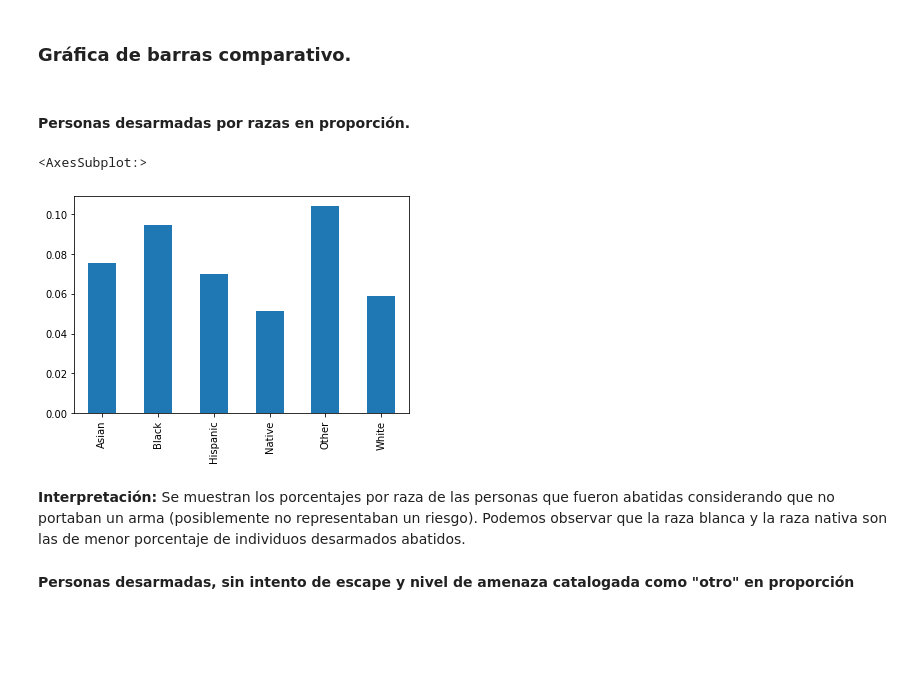
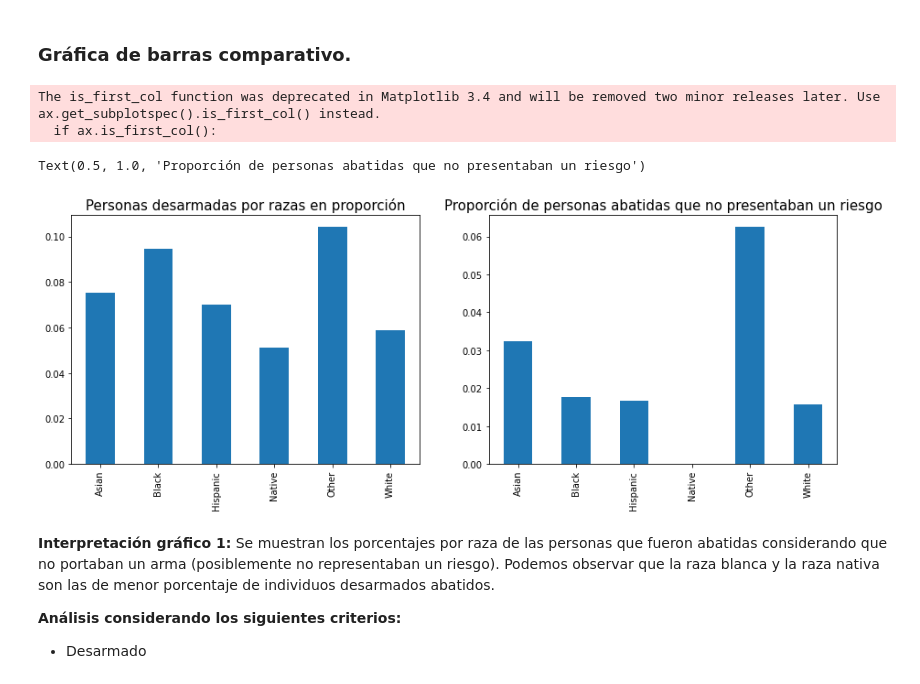
Before and after one commit to EmmanuelGalvan/MineriaDatos, a Jupyter notebook: Archivos/PIA/AvancePIA_II_Grupo3_Equipo9.ipynb, the cells around one changed output. Saved outputs shown, nothing was run; the diff lists cells and outputs as text; code cells hidden in the pictures; blank space fills up the shorter version.

```diff
--- a/Archivos/PIA/AvancePIA_II_Grupo3_Equipo9.ipynb
+++ b/Archivos/PIA/AvancePIA_II_Grupo3_Equipo9.ipynb
@@ -289,14 +289,23 @@ Text(0.5, 1.0, 'Proporción de otras razas')
 **Interpretación:** Dado que tenemos cantidades desiguales de individuos por razas, quisimos hacer el comparativo con los gráficos de pastel para homogeneizar el análisis. Encontrando que la mayoría de los disparos que fueron efectuados por la policía estadounidense fue, porque los individuos portaban armas, este resultado es lo más natural dadas las leyes de dicho país.
 # %% [markdown]
 ### Gráfica de barras comparativo.
-# %% [markdown]
-#### Personas desarmadas por razas en proporción.
-# %%
-(df_PS[df_PS['Portacion_de_arma']=='Desarmado']['Raza'].value_counts() / df_PS['Raza'].value_counts()).plot.bar()
-# %% [output]
-<AxesSubplot:>
-[figure, removed]
+# %%
+plt.ion()
+plt.figure(figsize = [15,5])
+plt.subplot(1,2,1)
+(df_PS[df_PS['Portacion_de_arma']=='Desarmado']['Raza'].value_counts() / df_PS['Raza'].value_counts()).plot.bar()
+plt.title("Personas desarmadas por razas en proporción", size=15)
+
+plt.subplot(1,2,2)
+(df_PS[(df_PS['Portacion_de_arma']=='Desarmado') & (df_PS['Escapo'] == 'Not fleeing') & (df_PS['Nivel_de_amenaza'] == 'other')]['Raza'].value_counts() / df_PS['Raza'].value_counts()).plot.bar()
+plt.title("Proporción de personas abatidas que no presentaban un riesgo", size=15)
+# %% [output]
+The is_first_col function was deprecated in Matplotlib 3.4 and will be removed two minor releases later. Use ax.get_subplotspec().is_first_col() instead.
+  if ax.is_first_col():
+Text(0.5, 1.0, 'Proporción de personas abatidas que no presentaban un riesgo')
+[figure, added]
 # %% [markdown]
-**Interpretación:** Se muestran los porcentajes por raza de las personas que fueron abatidas considerando que no portaban un arma (posiblemente no representaban un riesgo). Podemos observar que la raza blanca y la raza nativa son las de menor porcentaje de individuos desarmados abatidos.
+**Interpretación gráfico 1:** Se muestran los porcentajes por raza de las personas que fueron abatidas considerando que no portaban un arma (posiblemente no representaban un riesgo). Podemos observar que la raza blanca y la raza nativa son las de menor porcentaje de individuos desarmados abatidos.
+
+**Análisis considerando los siguientes criterios:**
+* Desarmado
-# %% [markdown]
-**Personas desarmadas, sin intento de escape y nivel de amenaza catalogada como "otro" en proporción**
```
Also changed, not shown: parts of 48 cells of this notebook.
